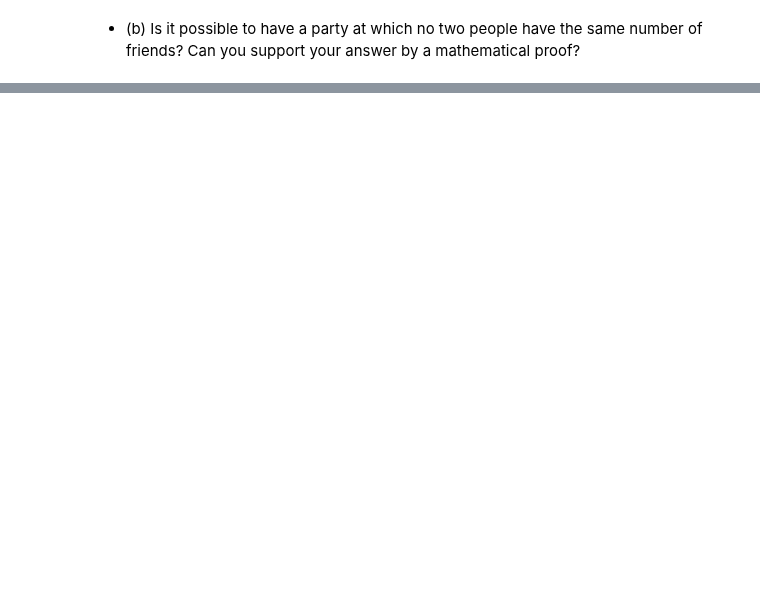
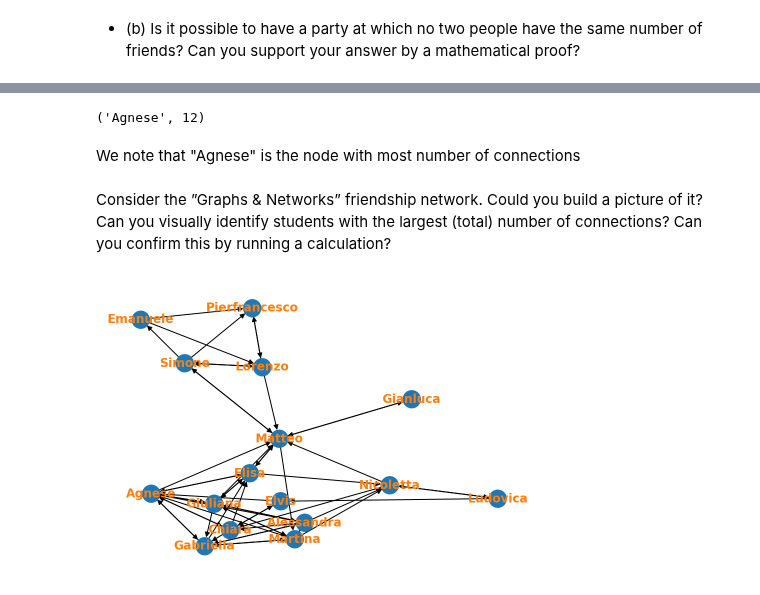
Before and after one commit to gerdm/QMUL, a Jupyter notebook: MTH750P-graphs-and-networks/assignments/assignment-01.ipynb, the cells around one changed output, grey strips where cells are left out. Cells and saved outputs as stored; diff of their text form; code cells hidden in the pictures; blank space fills up the shorter version.

```diff
--- a/MTH750P-graphs-and-networks/assignments/assignment-01.ipynb
+++ b/MTH750P-graphs-and-networks/assignments/assignment-01.ipynb
@@ -61,0 +61,9 @@ C(10, 2) = 45
+# %%
+G = nx.read_edgelist("../data/kindergarten/kindergarten.net", create_using=nx.DiGraph(), nodetype = int)
+with open("../data/kindergarten/kindergarten_name_map") as f:
+    map_nodes = f.read()
+
+map_nodes = {int(v.split(" ")[0]): v.split(" ")[1] for v in  map_nodes.split("\n") if len(v) > 1}
+G = nx.relabel.relabel_nodes(G, map_nodes)
+
+G.nodes
@@ -61,0 +104,14 @@ C(10, 2) = 45
+# %%
+total_connections = friends_df.sum(axis=1)
+total_connections.idxmax(), total_connections.max()
+# %% [output]
+('Agnese', 12)
+# %% [markdown]
+We note that "Agnese" is the node with most number of connections
+# %% [markdown]
+Consider the ”Graphs & Networks” friendship network. Could you build a picture of it? Can you visually identify students with the largest (total) number of connections? Can you confirm this by running a calculation?
+# %%
+np.random.seed(31415)
+nx.draw(G, with_labels=True, font_weight='bold', font_color="tab:orange")
+# %% [output]
+[figure, added]
```
Also changed, not shown: parts of 17 cells of this notebook.
